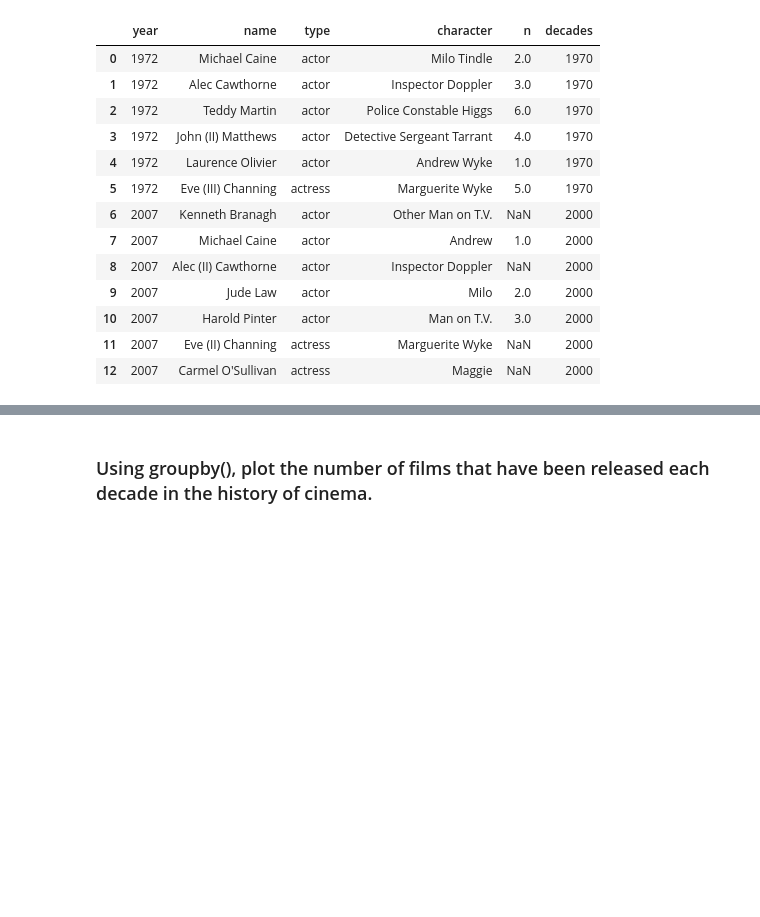
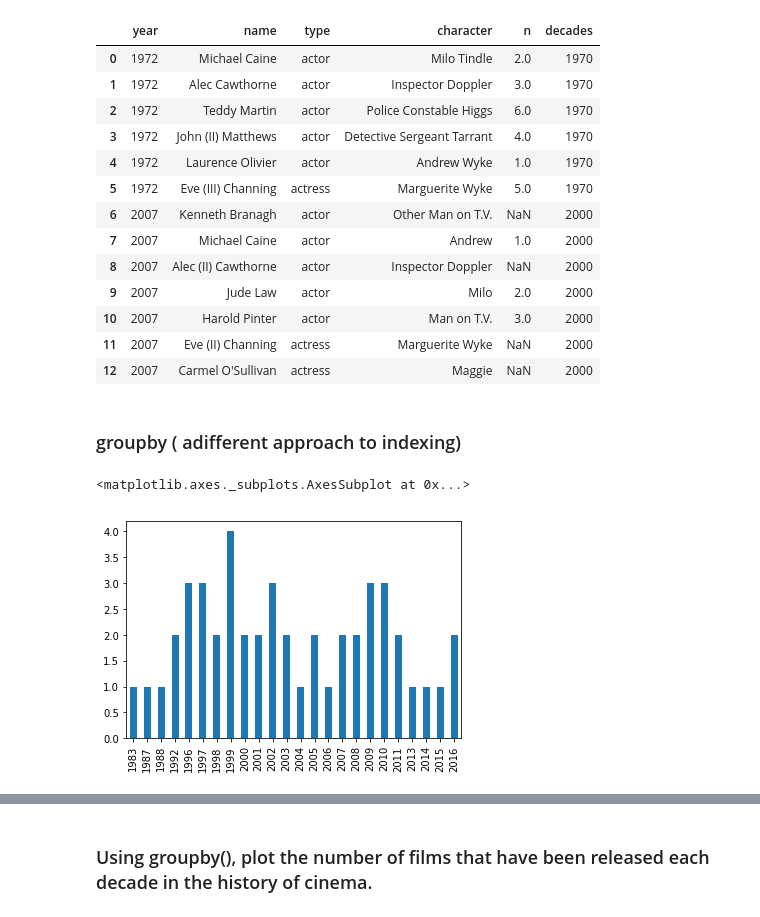
Before and after one commit to tansudasli/analytics-sandbox, a Jupyter notebook: pandas/Exercises-3.ipynb, the cells around one changed output, grey strips where cells are left out. Cells and saved outputs as stored; diff of their text form; code cells hidden in the pictures; blank space fills up the shorter version.

Commit message:
groupby queries

```diff
--- a/pandas/Exercises-3.ipynb
+++ b/pandas/Exercises-3.ipynb
@@ -253,3 +253,13 @@ k.loc['Sleuth'].reset_index('year')
 | 10 | 2007 | Harold Pinter | actor | Man on T.V. | 3.0 | 2000 |
 | 11 | 2007 | Eve (II) Channing | actress | Marguerite Wyke | NaN | 2000 |
 | 12 | 2007 | Carmel O'Sullivan | actress | Maggie | NaN | 2000 |
+# %% [markdown]
+### groupby ( adifferent approach to indexing)
+# %%
+o = cast[cast.name == 'George Clooney']
+
+
+o.year.value_counts().sort_index().plot(kind='bar')  # same results like groupby below
+# %% [output]
+<matplotlib.axes._subplots.AxesSubplot at 0x...>
+[figure, added]
```
Also changed, not shown: parts of 10 cells of this notebook.
